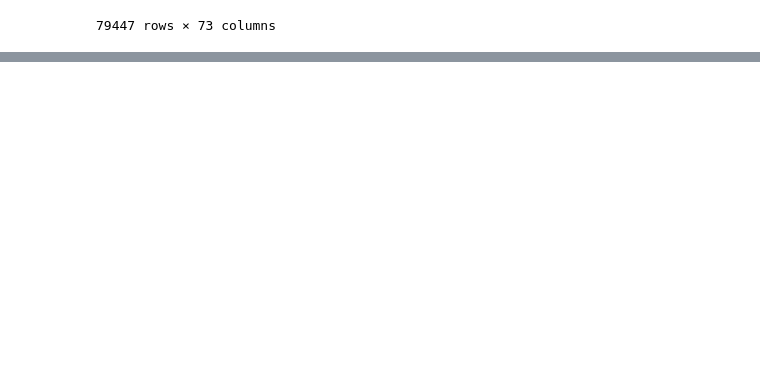
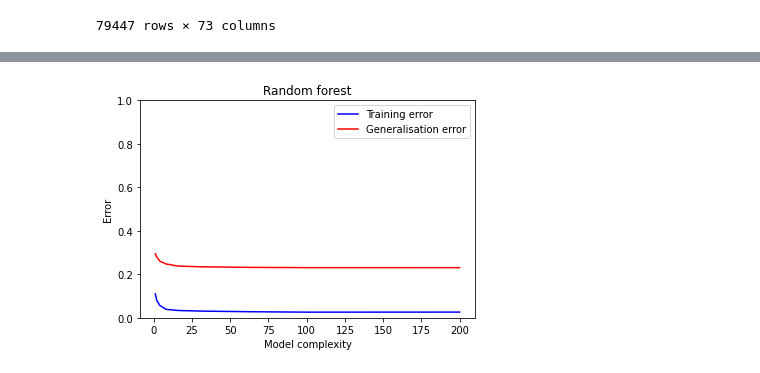
Before and after one commit to rbhandary/Predicting-a-Winning-Horse, a Jupyter notebook: Horse Racing.ipynb, the cells around one changed output, grey strips where cells are left out. Drawn from its saved outputs; the diff is of its cells as text; code cells hidden in the pictures; blank space fills up the shorter version.

```diff
--- a/Horse Racing.ipynb
+++ b/Horse Racing.ipynb
@@ -278,0 +797,46 @@ combineddf
+# %%
+NUM_SAMPLES = 10
+NUM_TRAIN_SETS = 10
+
+def subsample(X, y, sample_size):
+    xy_tuples = list(zip(X, y))
+    xy_sample = [random.choice(xy_tuples) for _ in range(sample_size)]
+    X_sample, y_sample = zip(*xy_sample)
+    return X_sample, y_sample
+
+def error(clf, X, y):
+    "Calculate error as 1-accuracy"
+    return 1-clf.score(X,y)
+
+def bootstrap_error(clf, X_train, y_train, X_test, y_test, sample_size, num_samples=NUM_SAMPLES):
+    train_errors = []
+    test_errors = []
+    for _ in range(num_samples):
+        X_sample, y_sample = subsample(X_train, y_train, sample_size)
+        clf.fit(X_sample, y_sample)
+        train_errors.append(error(clf,X_sample,y_sample))
+        test_errors.append(error(clf,X_test,y_test))
+    train_error = math.fsum(train_errors)/len(train_errors)
+    test_error = math.fsum(test_errors)/len(test_errors)
+    return train_error, test_error
+# %%
+complexities = []
+train_errors = []
+test_errors = []
+for n_estimators in [1,2,4,8,16,32,64,100,200]:
+    clf = RandomForestClassifier(n_estimators=n_estimators, max_depth=20)
+    sample_size = len(y_train)
+    train_error, test_error = bootstrap_error(clf, X_train, y_train, X_dev, y_dev, sample_size)
+    complexities.append(n_estimators)
+    train_errors.append(train_error)
+    test_errors.append(test_error)
+plt.plot(complexities, train_errors, c='b', label='Training error')
+plt.plot(complexities, test_errors, c='r', label='Generalisation error')
+plt.ylim(0,1)
+plt.ylabel('Error')
+plt.xlabel('Model complexity')
+plt.title('Random forest')
+plt.legend()
+plt.show()
+# %% [output]
+[figure, added]
```
Also changed, not shown: parts of 136 cells of this notebook.
